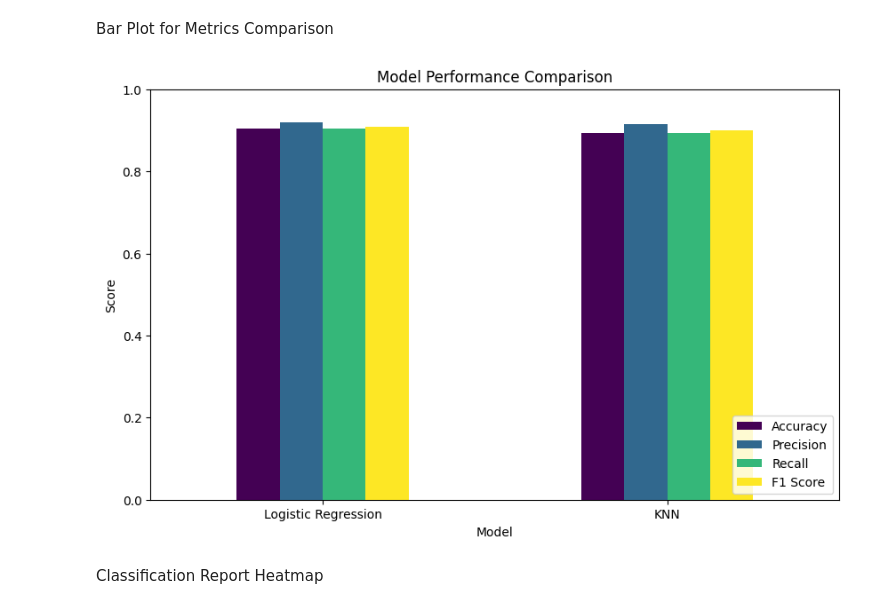
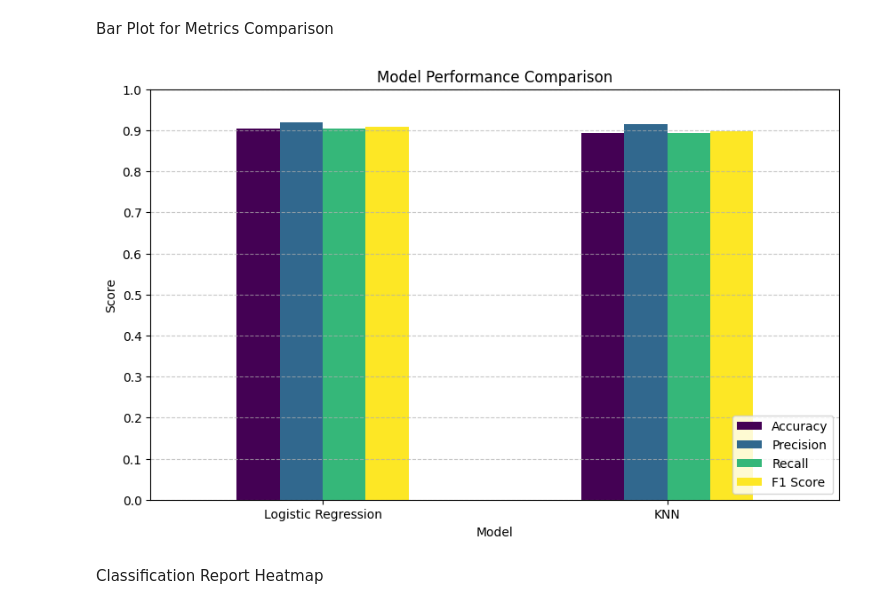
Before and after one commit to Sarasii22/Sleep-Quality-Prediction-Using-Lifestyle-Factors, a Jupyter notebook: Data_Preprocessing.ipynb, the cells around one changed output. Cells and saved outputs as stored; diff of their text form; code cells hidden in the pictures.

```diff
--- a/Data_Preprocessing.ipynb
+++ b/Data_Preprocessing.ipynb
@@ -776,27 +776,27 @@ plt.show()
 Bar Plot for Metrics Comparison
 # %%
 import matplotlib.pyplot as plt
-import pandas as pd
+import numpy as np
 
-# Example metrics
-metrics = pd.DataFrame({
-    'Model': ['Logistic Regression', 'KNN'],
-    'Accuracy': [0.904, 0.894],
-    'Precision': [0.920, 0.915],
-    'Recall': [0.904, 0.894],
-    'F1 Score': [0.908, 0.899]
-})
+metrics = results_df.set_index('Model')
 
-# Plot grouped bar chart
-metrics.set_index('Model').plot(kind='bar', figsize=(10,6), colormap='viridis')
+metrics.plot(kind='bar', figsize=(10,6), colormap='viridis')
+
 plt.title('Model Performance Comparison')
 plt.ylabel('Score')
 plt.ylim(0,1)
 plt.xticks(rotation=0)
+
+#Set y-axis ticks every 0.1
+plt.yticks(np.arange(0, 1.1, 0.1))
+
+#Add grid lines
+plt.grid(axis='y', linestyle='--', alpha=0.7)
+
 plt.legend(loc='lower right')
 plt.show()
 # %% [output]
-[figure, old version]
+[figure, new version]
 # %% [markdown]
 Classification Report Heatmap
 # %%
```
Also changed, not shown: parts of 5 cells of this notebook.
